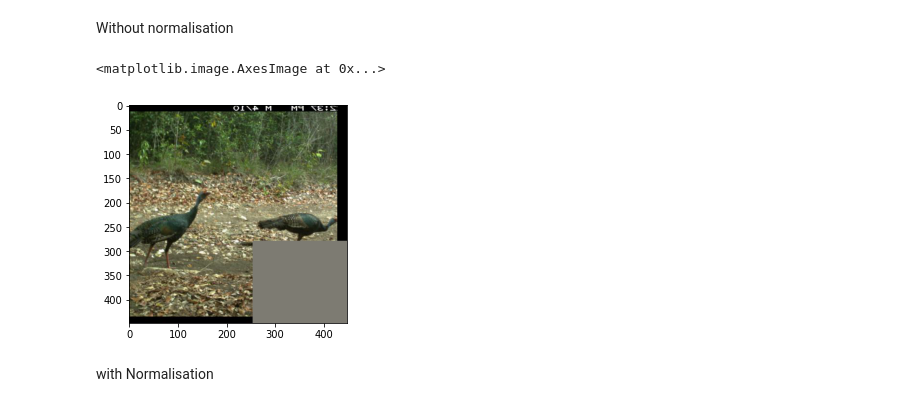
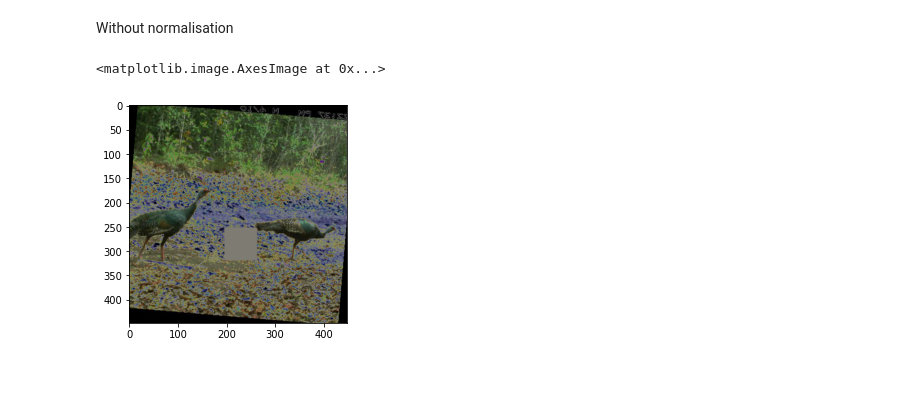
Before and after one commit to vijayakuruba/IFT6759_Distribution_shifts_WILDS, a Jupyter notebook: Data_augument.ipynb, the cells around one changed output. Cells and saved outputs as stored; diff of their text form; code cells hidden in the pictures; blank space fills up the shorter version.

```diff
--- a/Data_augument.ipynb
+++ b/Data_augument.ipynb
@@ -236,14 +190,14 @@ if should_normalize:
 strong_transform=transforms.Compose(strong_transform)
 # %% [markdown]
 #Randaugument
+# %%
+strong_transform=RandAugment(n=2,augmentation_pool=FIX_MATCH_AUGMENTATION_POOL)
 # %% [markdown]
 Without normalisation
 # %%
-img = strong_transform(x)
+imgs = strong_transform(img1)
 #img=img.squeeze().permute(1,2,0)
-plt.imshow(img)
+plt.imshow(imgs)
 # %% [output]
 <matplotlib.image.AxesImage at 0x...>
-[figure, old version]
+[figure, new version]
-# %% [markdown]
-with Normalisation
```
Also changed, not shown: parts of 26 cells of this notebook.
